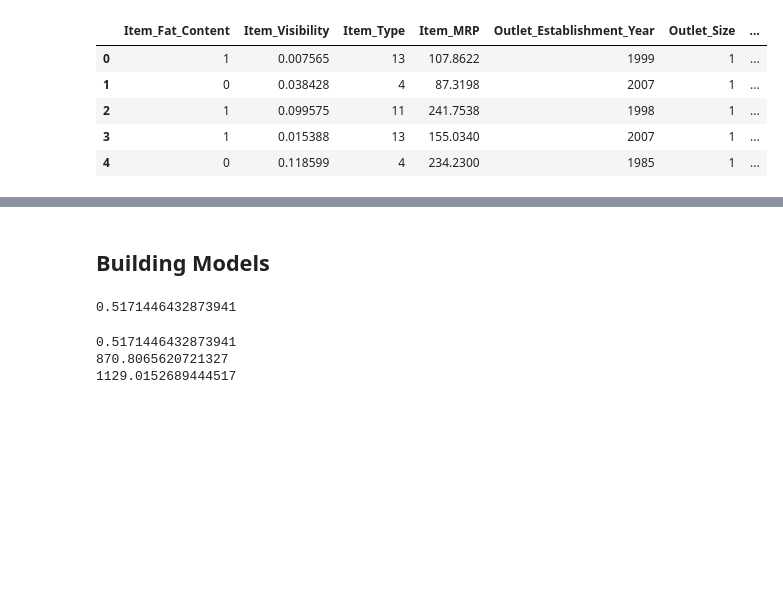
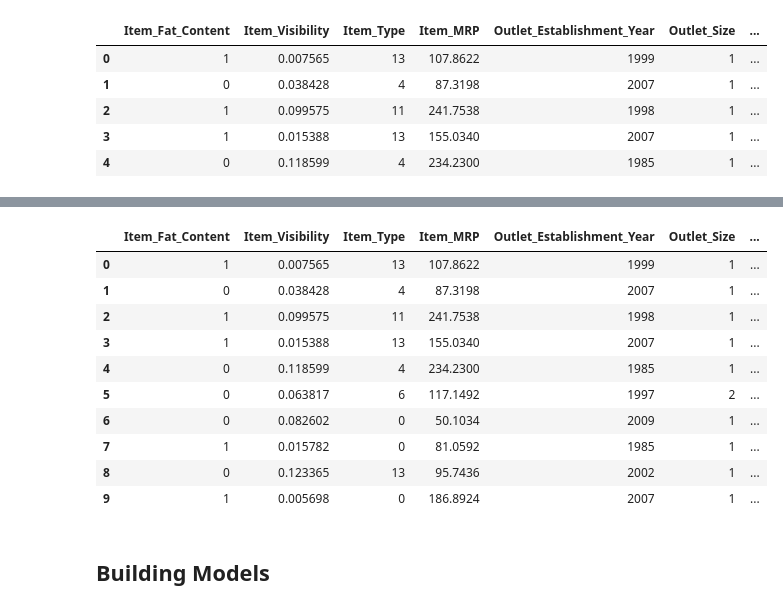
Before and after one commit to aparnaattumangalathu/Aparna_ML_AI, a Jupyter notebook: Bigmart.ipynb, the cells around one changed output, grey strips where cells are left out. Cells and saved outputs as stored; diff of their text form; code cells hidden in the pictures; blank space fills up the shorter version.

```diff
--- a/Bigmart.ipynb
+++ b/Bigmart.ipynb
@@ -440,2 +473,16 @@ X1.head()
+# %%
+pd.read_csv('processed_test_data.csv').head(10)
+# %% [output]
+|  | Item_Fat_Content | Item_Visibility | Item_Type | Item_MRP | Outlet_Establishment_Year | Outlet_Size | ... |
+| 0 | 1 | 0.007565 | 13 | 107.8622 | 1999 | 1 | ... |
+| 1 | 0 | 0.038428 | 4 | 87.3198 | 2007 | 1 | ... |
+| 2 | 1 | 0.099575 | 11 | 241.7538 | 1998 | 1 | ... |
+| 3 | 1 | 0.015388 | 13 | 155.0340 | 2007 | 1 | ... |
+| 4 | 0 | 0.118599 | 4 | 234.2300 | 1985 | 1 | ... |
+| 5 | 0 | 0.063817 | 6 | 117.1492 | 1997 | 2 | ... |
+| 6 | 0 | 0.082602 | 0 | 50.1034 | 2009 | 1 | ... |
+| 7 | 1 | 0.015782 | 0 | 81.0592 | 1985 | 1 | ... |
+| 8 | 0 | 0.123365 | 13 | 95.7436 | 2002 | 1 | ... |
+| 9 | 1 | 0.005698 | 0 | 186.8924 | 2007 | 1 | ... |
 # %% [markdown]
 ## Building Models
@@ -444,16 +498,0 @@ X_train, X_test, y_train, y_test = train_test_split(X,y, random_state=101, test_
-# %%
-from sklearn.linear_model import LinearRegression
-lr= LinearRegression()
-lr.fit(X,y)
-Y_pred_lr=lr.predict(X)
-r2_score(y,Y_pred_lr)
-# %% [output]
-0.5171446432873941
-# %%
-print(r2_score(y,Y_pred_lr))
-print(mean_absolute_error(y,Y_pred_lr))
-print(np.sqrt(mean_squared_error(y,Y_pred_lr)))
-# %% [output]
-0.5171446432873941
-870.8065620721327
-1129.0152689444517
```
Also changed, not shown: parts of 25 cells of this notebook.
